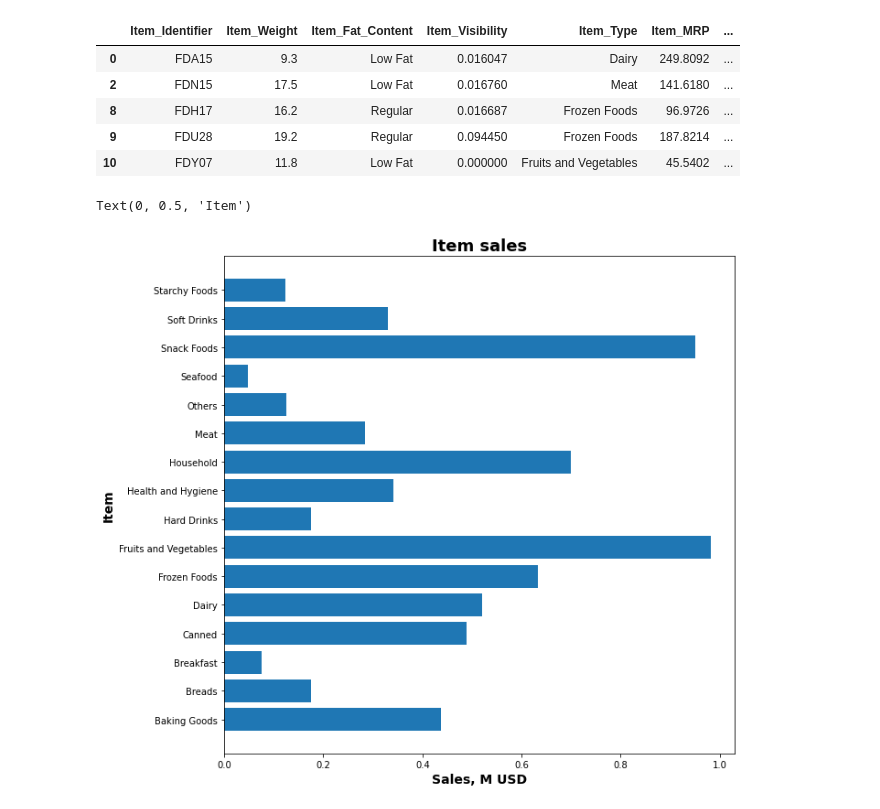
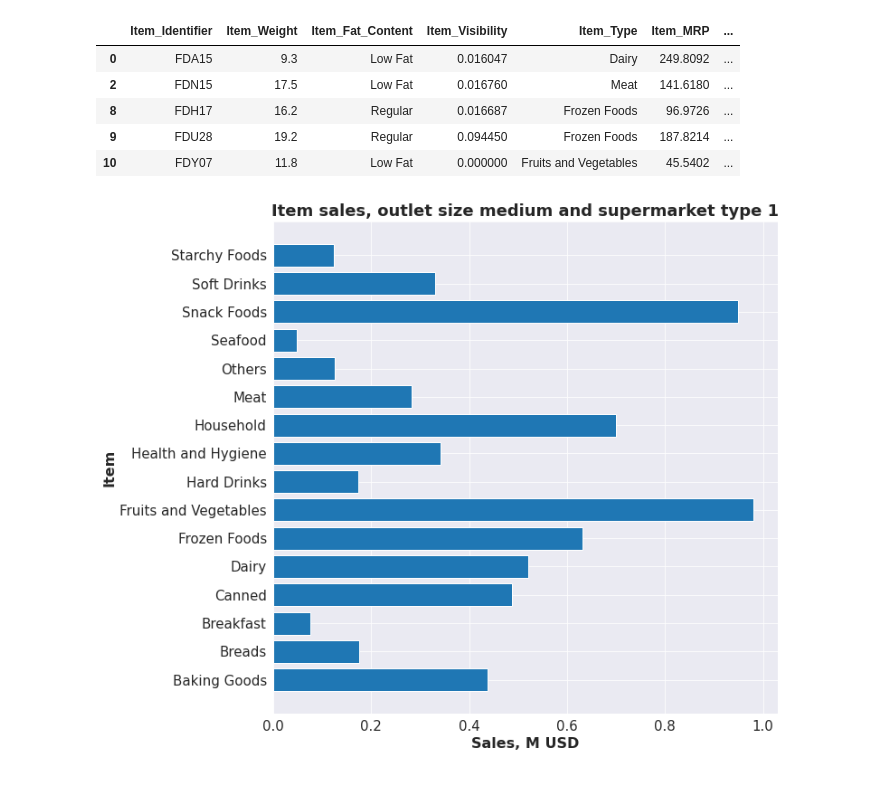
Before and after one commit to WilliamMejiaG/sales-predictions, a Jupyter notebook: Sales_predictions.ipynb, the cells around one changed output. Cells and saved outputs as stored; diff of their text form; code cells hidden in the pictures.

```diff
--- a/Sales_predictions.ipynb
+++ b/Sales_predictions.ipynb
@@ -217,12 +221,14 @@ df1.head()
 | 9 | FDU28 | 19.2 | Regular | 0.094450 | Frozen Foods | 187.8214 | ... |
 | 10 | FDY07 | 11.8 | Low Fat | 0.000000 | Fruits and Vegetables | 45.5402 | ... |
 # %%
+import seaborn as sns
 import matplotlib.pyplot as plt
+sns.set_style("darkgrid")
 fig, ax = plt.subplots(nrows = 1, ncols = 1, figsize = (10,10))
 ax.barh(df1.groupby(['Item_Type'])['Item_Outlet_Sales'].sum().index,df1.groupby(['Item_Type'])['Item_Outlet_Sales'].sum().apply(lambda x: x/1e6).values)
-ax.set_title('Item sales', fontsize = 18, fontweight = 'bold')
-ax.set_xlabel('Sales, M USD', fontsize = 14, fontweight = 'bold')
-ax.set_ylabel('Item', fontsize = 14, fontweight = 'bold')
+ax.set_title('Item sales, outlet size medium and supermarket type 1', fontsize = 18, fontweight = 'bold')
+ax.set_xlabel('Sales, M USD', fontsize = 16, fontweight = 'bold')
+ax.set_ylabel('Item', fontsize = 16, fontweight = 'bold')
+ax.tick_params(axis='both', labelsize= 15)
 # %% [output]
-Text(0, 0.5, 'Item')
-[figure, old version]
+[figure, new version]
```
Also changed, not shown: parts of 11 cells of this notebook.
